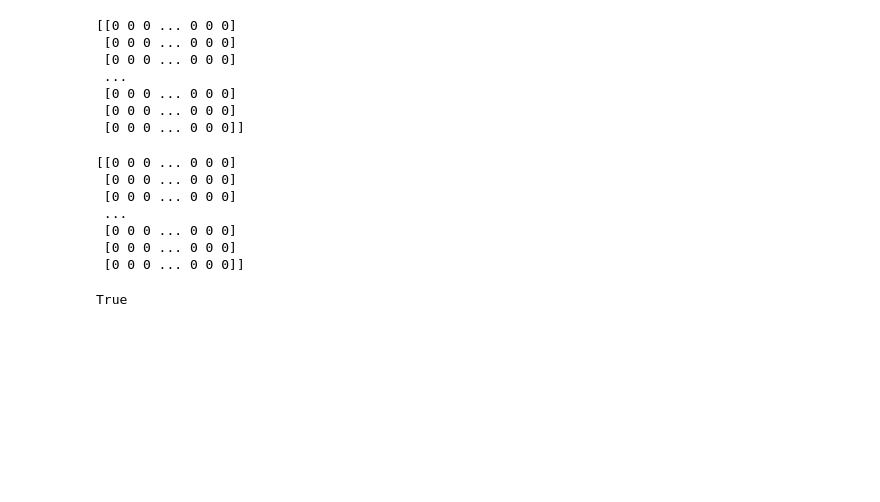
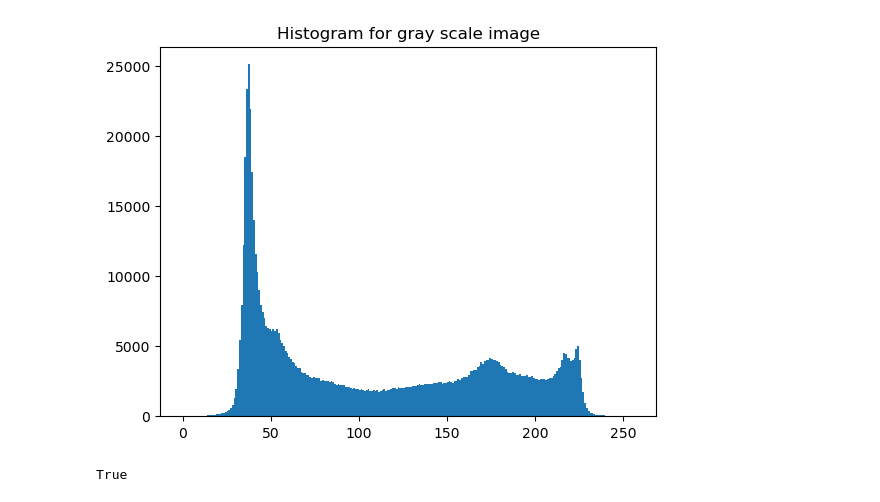
Before and after one commit to MrGrzesiek/PSIOZ, a Jupyter notebook: Untitled.ipynb, the cells around one changed output. Cells and saved outputs as stored; diff of their text form; code cells hidden in the pictures; blank space fills up the shorter version.

```diff
--- a/Untitled.ipynb
+++ b/Untitled.ipynb
@@ -21,7 +39,12 @@ im1 = im.copy()
 # %%
-# Convert the resized image to grayscale
+# Convert image to grayscale
 gray = cv2.cvtColor(im1, cv2.COLOR_BGR2GRAY)
-#show_image(gray, 'gray')
+#dst = cv2.calcHist(gray, [0], None, [256], [0,256])
+plt.hist(gray.ravel(),256,[0,256])
+plt.title('Histogram for gray scale image')
+plt.show()
+# %% [output]
+[figure, added]
 # %%
 # Blur the image
 #gray = cv2.GaussianBlur(gray, (5, 5), 0)
@@ -48,7 +76,11 @@ def get_mask(magnitude, magnitude_threshold, area_size):
 # %%
 # Threshold the gradient magnitude image
 #mgBw = mg > 0.20 * np.max(mg)
-areaSize = (7, 7)
+
+#areaSize = (7,7)
+#threshold = 0.15
+
+areaSize = (1,1)
 threshold = 0.15
 
 mgBw = get_mask(mg, threshold, areaSize)
@@ -57,14 +89,6 @@ mgBw = get_mask(mg, threshold, areaSize)
 #                        cv2.getStructuringElement(cv2.MORPH_ELLIPSE, areaSize))
 #print(mgBw)
 show_image(mgBw*255, 'remove1')
-# %% [output]
-[[0 0 0 ... 0 0 0]
- [0 0 0 ... 0 0 0]
- [0 0 0 ... 0 0 0]
- ...
- [0 0 0 ... 0 0 0]
- [0 0 0 ... 0 0 0]
- [0 0 0 ... 0 0 0]]
 # %%
 # Substitude binary true pixels with colors from original image using cv2
 mgBw = cv2.bitwise_and(im1, im1, mask=mgBw.astype(np.uint8))
@@ -77,21 +101,20 @@ mgBw = cv2.cvtColor(mgBw, cv2.COLOR_BGR2GRAY)
 #threshold = 180
 threshold = 180
 mgBw = cv2.threshold(mgBw, threshold, 255, cv2.THRESH_BINARY)[1]
+
+################################
+#mgBw = cv2.bitwise_and(im1, im1, mask=mgBw.astype(np.uint8))
+#show_image(mgBw, 'after morph')
+
+#mgBw = cv2.cvtColor(mgBw, cv2.COLOR_BGR2GRAY)
+################################
 show_image(mgBw, 'after threshold')
 
 #domykanie konturu WERSJA BETA
-M=cv2.getStructuringElement(cv2.MORPH_ELLIPSE, (5,5))
+M=cv2.getStructuringElement(cv2.MORPH_ELLIPSE, (7,7))
 mgBw=cv2.morphologyEx(mgBw, cv2.MORPH_CLOSE, M)
 #print(mgBw)
 show_image(mgBw, 'close')
-# %% [output]
-[[0 0 0 ... 0 0 0]
- [0 0 0 ... 0 0 0]
- [0 0 0 ... 0 0 0]
- ...
- [0 0 0 ... 0 0 0]
- [0 0 0 ... 0 0 0]
- [0 0 0 ... 0 0 0]]
 # %%
  # draw mask on the image
 contours, hierarchy = cv2.findContours(mgBw, cv2.RETR_TREE, cv2.CHAIN_APPROX_SIMPLE)
```
Also changed, not shown: parts of 7 cells of this notebook, 4 other files.
